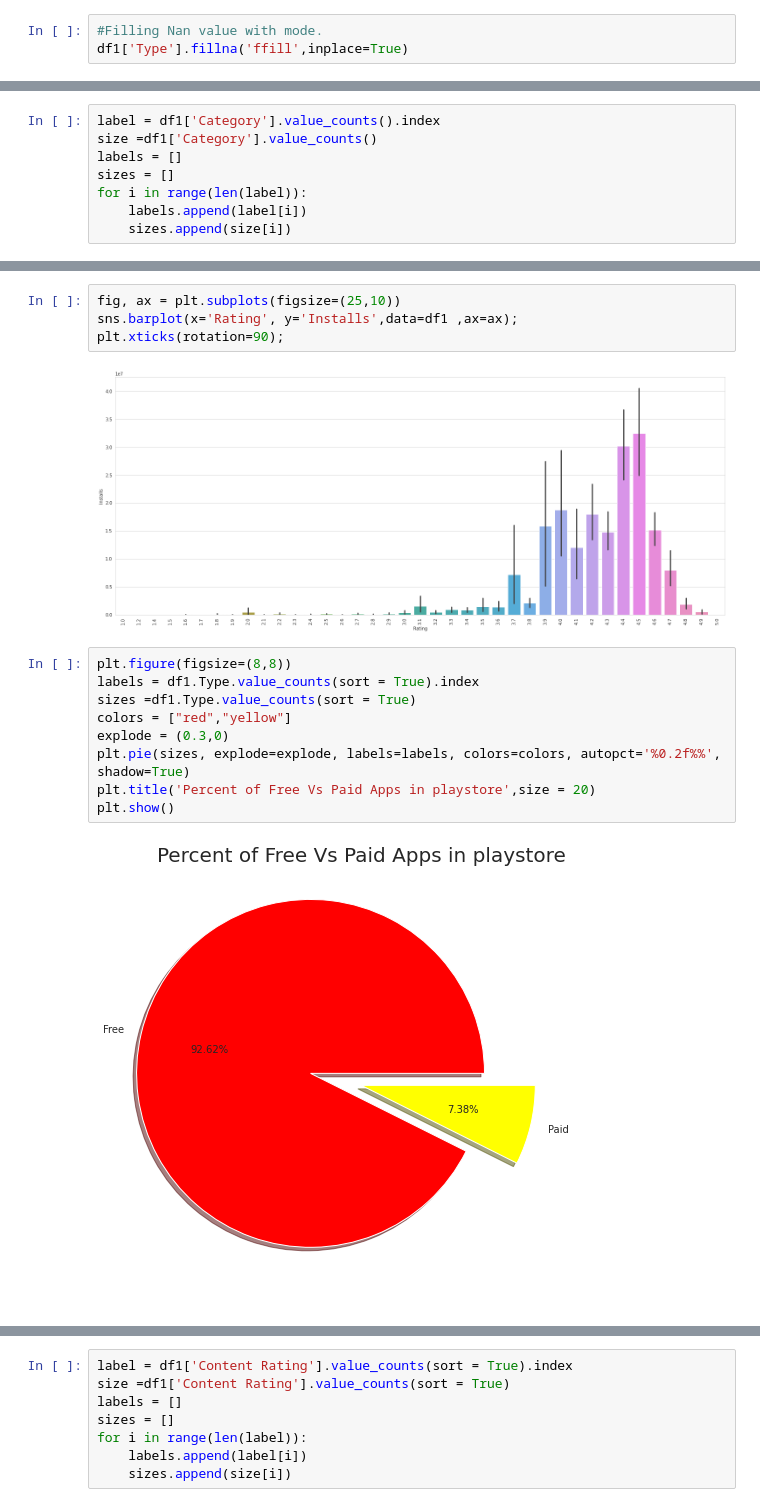
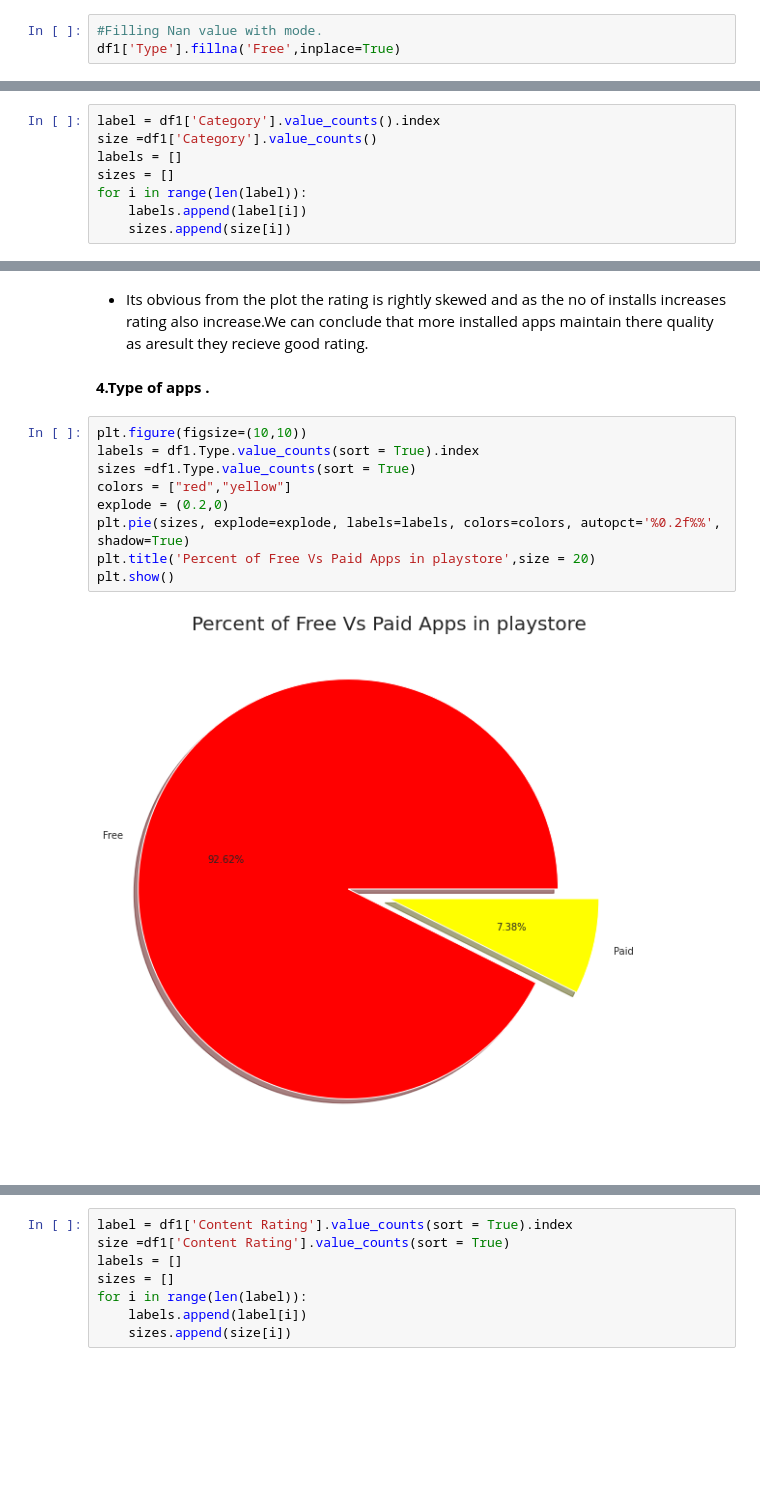
Before and after one commit to ansonsibi1/Play-Store-App-Review-Analysis-, a Jupyter notebook: Anson_Sibi_Play_Store_App_Review_Analysis_Capstone_Project.ipynb, the cells around one changed output, grey strips where cells are left out. Drawn from its saved outputs; the diff is of its cells as text; blank space fills up the shorter version.

```diff
--- a/Anson_Sibi_Play_Store_App_Review_Analysis_Capstone_Project.ipynb
+++ b/Anson_Sibi_Play_Store_App_Review_Analysis_Capstone_Project.ipynb
@@ -182,7 +180,7 @@ Lets first deal with the columns which contains  number of NaN values. By going
 **1. `Type`: There is only one NaN value in this column.**
 # %%
 #Filling Nan value with mode.
-df1['Type'].fillna('ffill',inplace=True)
+df1['Type'].fillna('Free',inplace=True)
 # %% [markdown]
 **2. `Content rating`: There is only one NaN value in this column.**
 # %%
@@ -426,17 +507,17 @@ plt.xticks(rotation=90);
-# %%
-fig, ax = plt.subplots(figsize=(25,10))
-sns.barplot(x='Rating', y='Installs',data=df1 ,ax=ax);
-plt.xticks(rotation=90);
-# %% [output]
-[figure, removed]
+# %% [markdown]
+
+
+*   Its obvious from the plot the rating is rightly skewed and as the no of installs increases rating also increase.We can conclude that more installed apps maintain there quality as aresult they recieve good rating.
+# %% [markdown]
+**4.Type of apps .**
 # %%
-plt.figure(figsize=(8,8))
+plt.figure(figsize=(10,10))
 labels = df1.Type.value_counts(sort = True).index
 sizes =df1.Type.value_counts(sort = True)
 colors = ["red","yellow"]
-explode = (0.3,0)
+explode = (0.2,0)
 plt.pie(sizes, explode=explode, labels=labels, colors=colors, autopct='%0.2f%%', shadow=True)
 plt.title('Percent of Free Vs Paid Apps in playstore',size = 20)
 plt.show()
 # %% [output]
-[figure, old version]
+[figure, new version]
```
Also changed, not shown: parts of 35 cells of this notebook.
